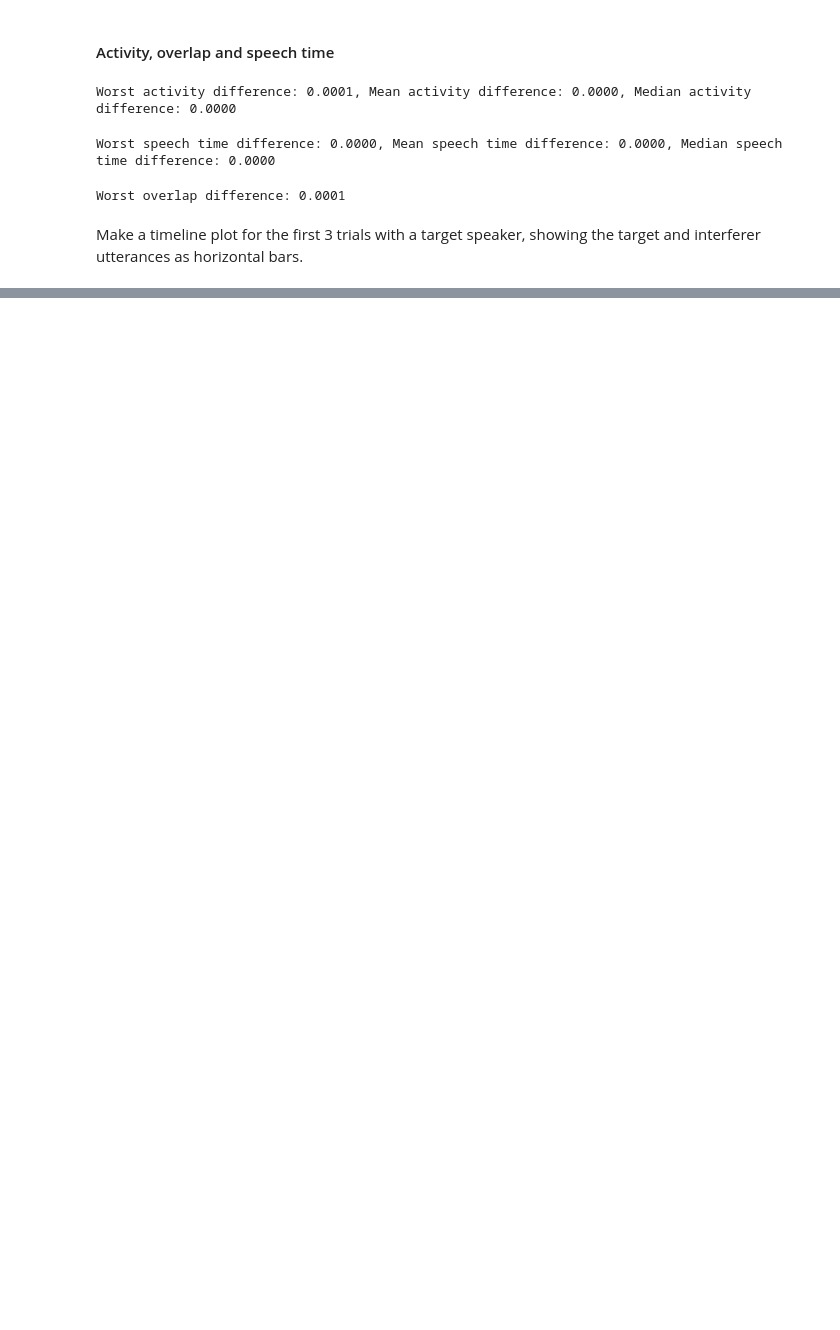
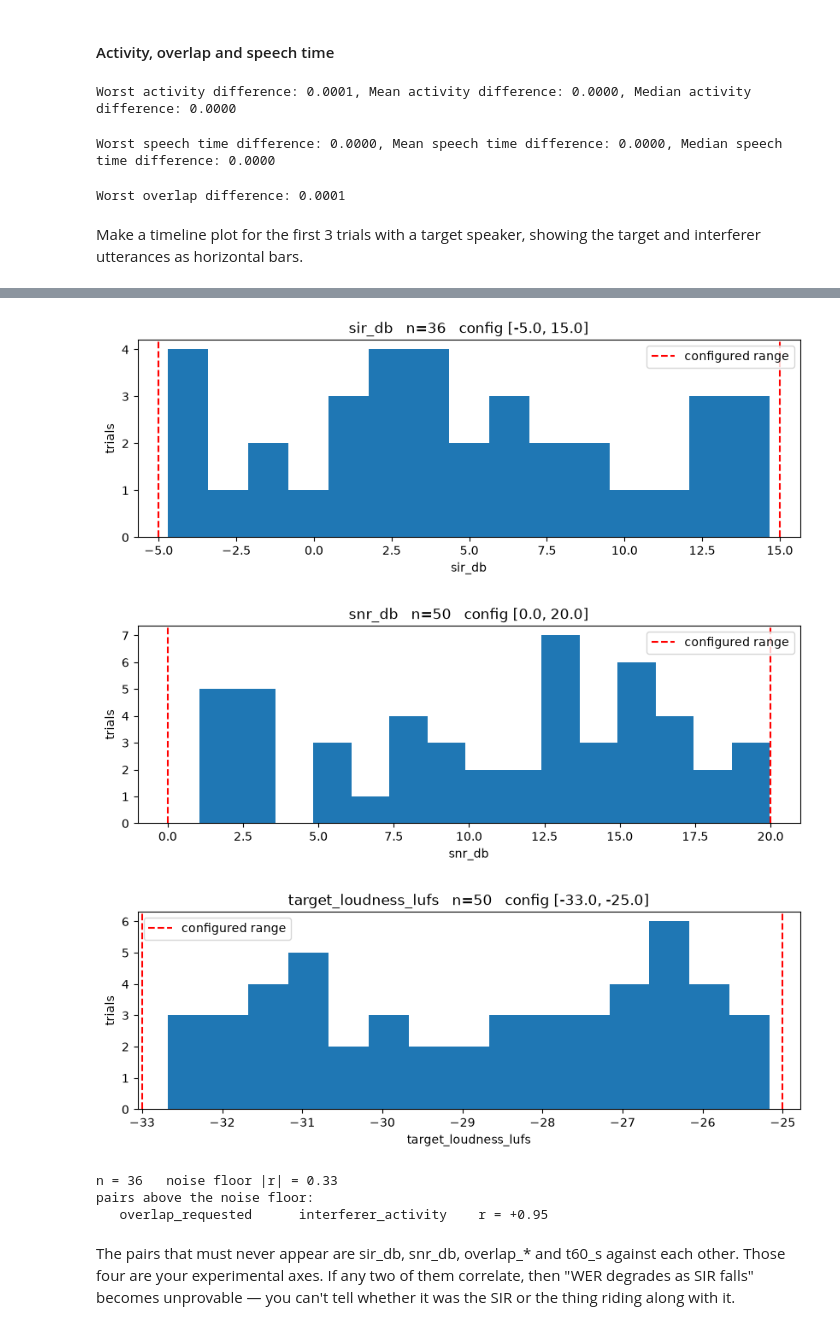
Before and after one commit to grantxxcoder/TargetSpeakerExtractor, a Jupyter notebook: src/exploratory/data_setup.ipynb, the cells around one changed output, grey strips where cells are left out. Saved outputs shown, nothing was run; the diff lists cells and outputs as text; code cells hidden in the pictures; blank space fills up the shorter version.

Commit message:
MO: Analysis on loudness, sir, snr

```diff
--- a/src/exploratory/data_setup.ipynb
+++ b/src/exploratory/data_setup.ipynb
@@ -338,0 +353,39 @@ plt.show()
+# %%
+# does each level column cover the range the config asked for?
+# no range= on the hist, so anything outside the configured range stays visible
+for col in ["sir_db", "snr_db", "target_loudness_lufs"]:
+    lo, hi = D.cfg[col]
+    v = D.df[col].dropna()
+    plt.figure(figsize=(10, 3))
+    plt.hist(v, bins=15)
+    plt.axvline(lo, color="red", linestyle="--")
+    plt.axvline(hi, color="red", linestyle="--", label="configured range")
+    plt.xlabel(col)
+    plt.ylabel("trials")
+    plt.title(f"{col}   n={len(v)}   config [{lo}, {hi}]")
+    plt.legend()
+    plt.show()
+# %% [output]
+[figure, added]
+[figure, added]
+[figure, added]
+# %%
+ # check independence
+cols = ["sir_db", "snr_db", "target_loudness_lufs", "overlap_requested",
+        "interferer_activity", "target_activity", "mixture_length_s", "t60_s"]
+c = present[cols].corr()
+floor = 2 / np.sqrt(len(present))
+
+print(f"n = {len(present)}   noise floor |r| = {floor:.2f}")
+print("pairs above the noise floor:")
+for i in range(len(cols)):
+    for j in range(i + 1, len(cols)):
+        r = c.iloc[i, j]
+        if abs(r) > floor:
+            print(f"   {cols[i]:22} {cols[j]:22} r = {r:+.2f}")
+# %% [output]
+n = 36   noise floor |r| = 0.33
+pairs above the noise floor:
+   overlap_requested      interferer_activity    r = +0.95
+# %% [markdown]
+The pairs that must never appear are sir_db, snr_db, overlap_* and t60_s against each other. Those four are your experimental axes. If any two of them correlate, then "WER degrades as SIR falls" becomes unprovable — you can't tell whether it was the SIR or the thing riding along with it.
```
Also changed, not shown: parts of 14 cells of this notebook, 2 other files.
